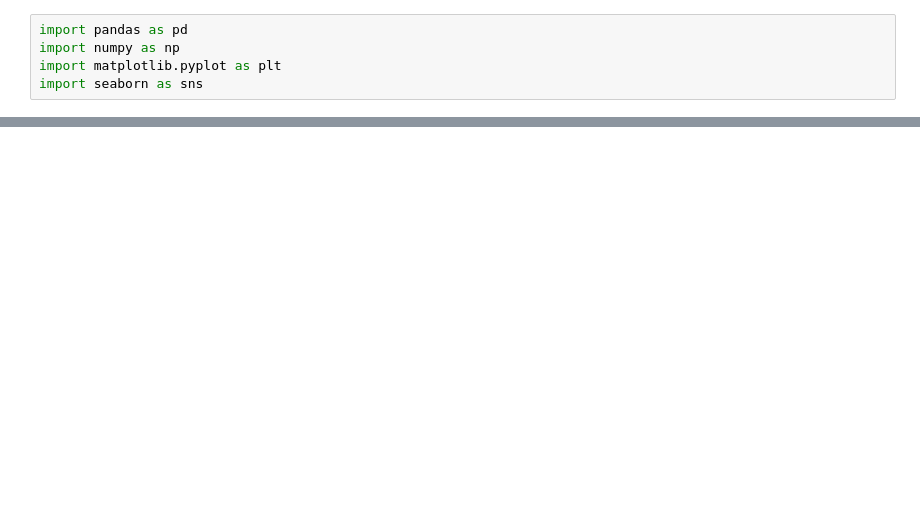
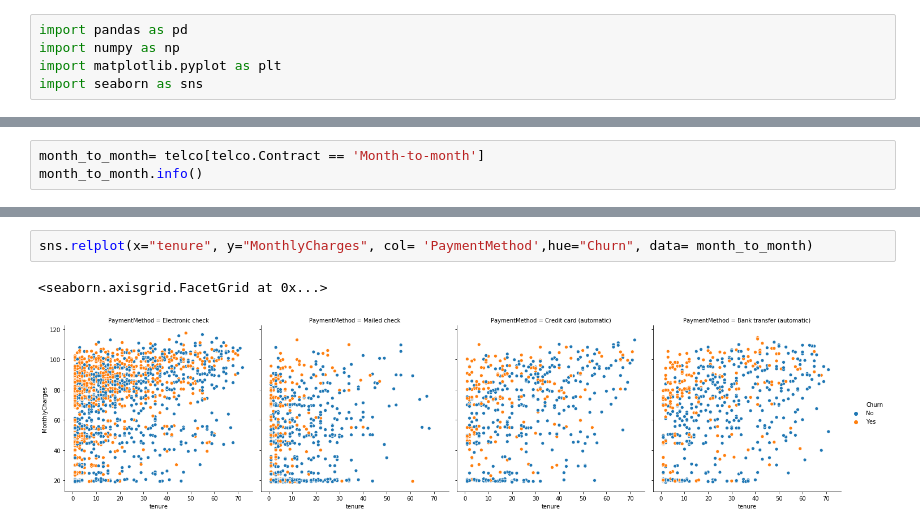
Before and after one commit to GabbyBarajasBroussard/telco-churn, a Jupyter notebook: create.ipynb, the cells around one changed output, grey strips where cells are left out. Saved outputs shown, nothing was run; the diff lists cells and outputs as text; blank space fills up the shorter version.

```diff
--- a/create.ipynb
+++ b/create.ipynb
@@ -19,0 +18,3 @@ telco= telco.drop(columns=["payment_type",'gender', 'is_senior_citizen', "partne
+# %%
+month_to_month= telco[telco.Contract == 'Month-to-month']
+month_to_month.info()
@@ -19,0 +39,5 @@ telco= telco.drop(columns=["payment_type",'gender', 'is_senior_citizen', "partne
+# %%
+sns.relplot(x="tenure", y="MonthlyCharges", col= 'PaymentMethod',hue="Churn", data= month_to_month)
+# %% [output]
+<seaborn.axisgrid.FacetGrid at 0x...>
+[figure, added]
```
Also changed, not shown: parts of 10 cells of this notebook.
